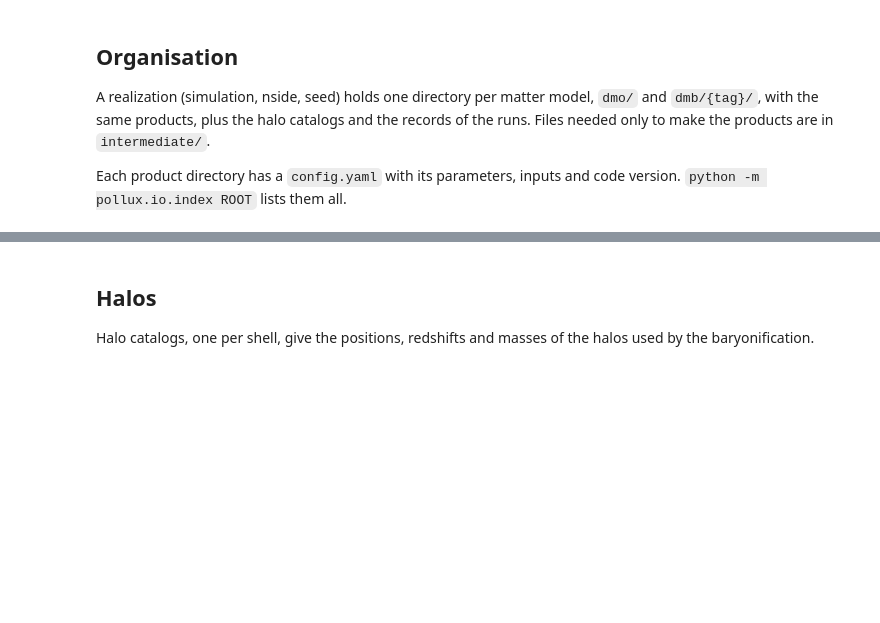
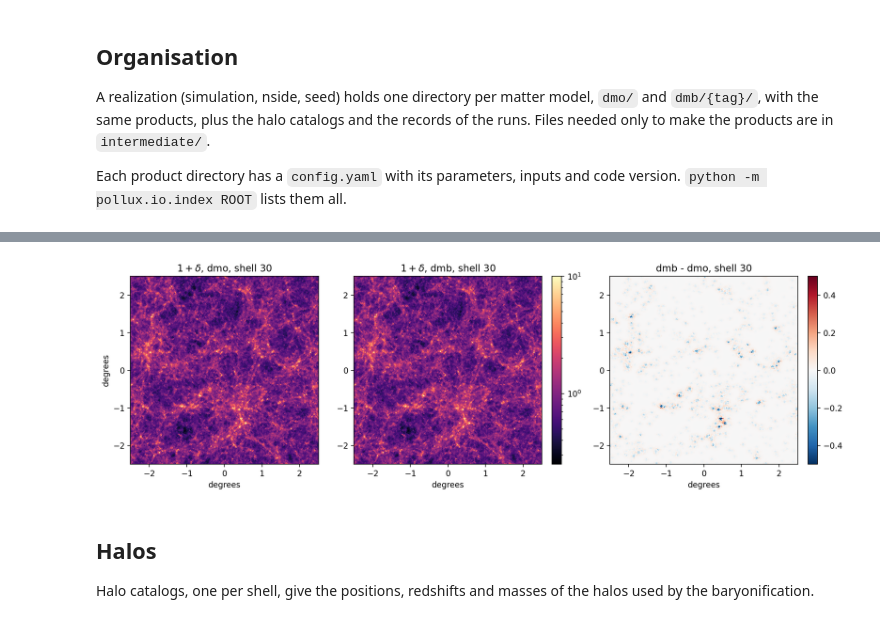
Before and after one commit to LSSTDESC/pollux, a Jupyter notebook: notebooks/02_products.ipynb, the cells around one changed output, grey strips where cells are left out. Cells and saved outputs as stored; diff of their text form; code cells hidden in the pictures; blank space fills up the shorter version.

```diff
--- a/notebooks/02_products.ipynb
+++ b/notebooks/02_products.ipynb
@@ -54,3 +77,22 @@ for i, (m, title) in enumerate(zip(maps + [diff], ['dmo', 'dmb', 'dmb - dmo'])):
+# %%
+# patch of 5 x 5 degrees at full resolution, read from the HealSparse maps directly
+ra0, dec0, size = 60., 30., 5.
+x = np.linspace(-size / 2, size / 2, 500)
+ra, dec = np.meshgrid(ra0 + x / np.cos(np.radians(dec0)), dec0 + x)
+patches = [loader.load_density(ishell).get_values_pos(ra, dec, lonlat=True) for loader in (dmo, dmb)]
+
+fig, axes = plt.subplots(1, 3, figsize=(13, 4), constrained_layout=True)
+extent = (-size / 2, size / 2, -size / 2, size / 2)
+for ax, p, title in zip(axes[:2], patches, ['dmo', 'dmb']):
+    im = ax.imshow(1 + p, origin='lower', extent=extent, cmap='magma', norm='log', vmin=0.25, vmax=10)
+    ax.set(title=rf'$1 + \delta$, {title}, shell {ishell}', xlabel='degrees')
+fig.colorbar(im, ax=axes[1])
+im = axes[2].imshow(patches[1] - patches[0], origin='lower', extent=extent, cmap='RdBu_r', vmin=-0.5, vmax=0.5)
+axes[2].set(title=f'dmb - dmo, shell {ishell}', xlabel='degrees')
+fig.colorbar(im, ax=axes[2])
+axes[0].set(ylabel='degrees');
+# %% [output]
+[figure, added]
 # %% [markdown]
 ## Halos
 
```
Also changed, not shown: parts of 8 cells of this notebook, 22 other files.
